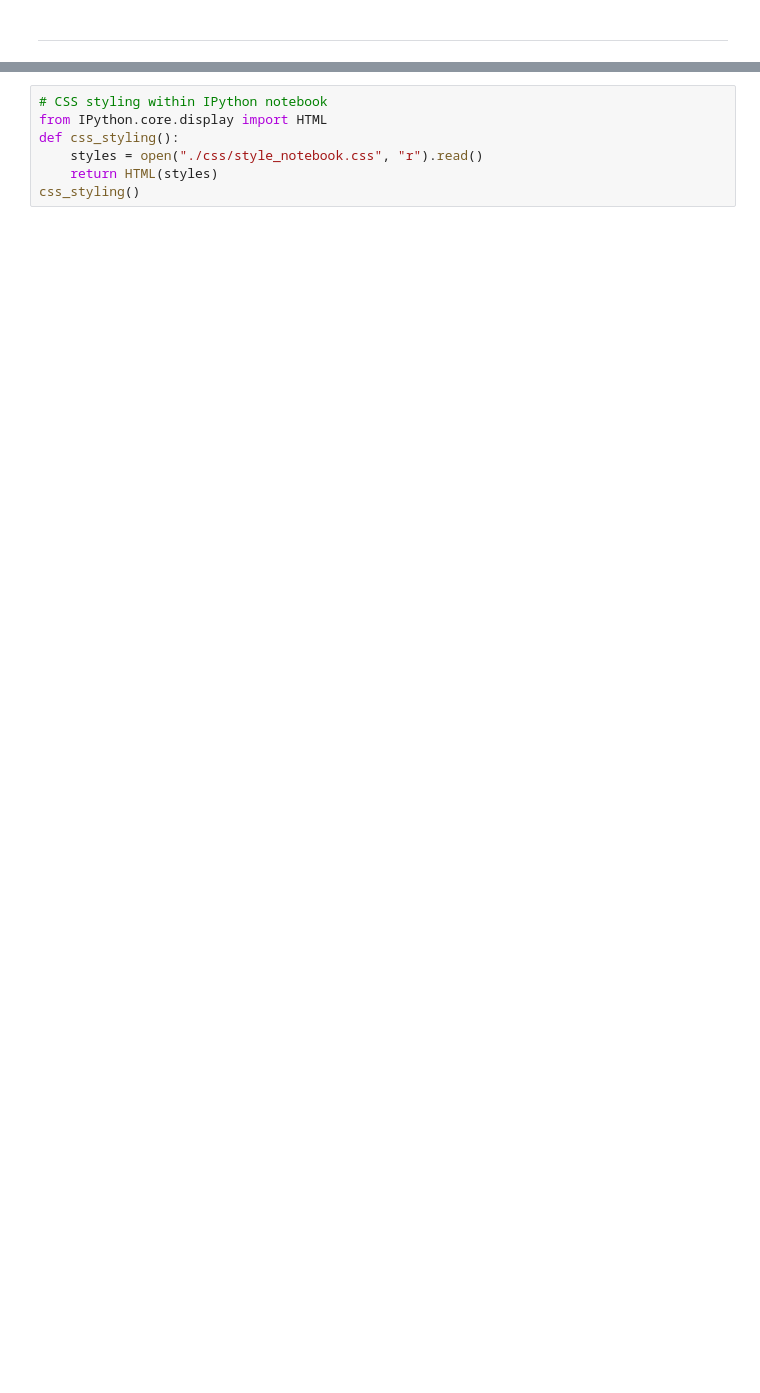
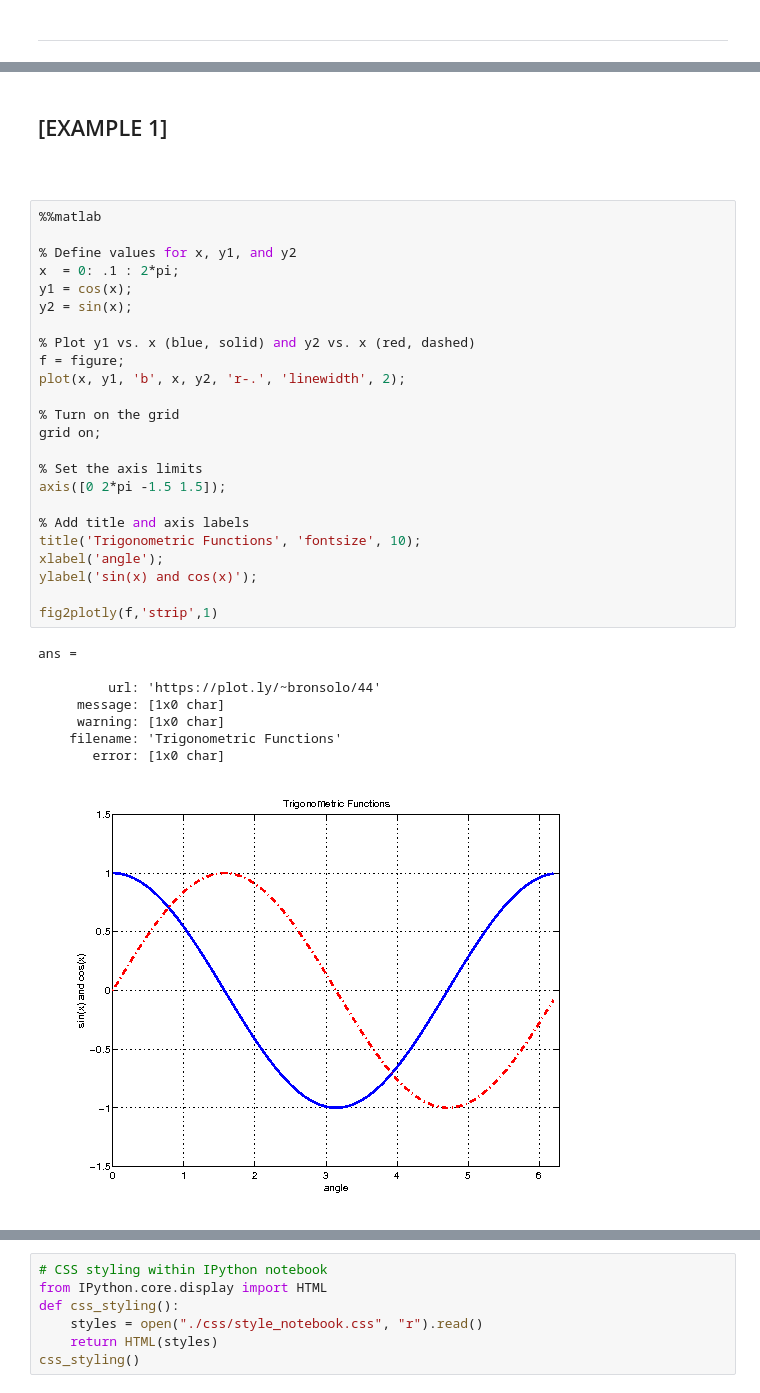
Before and after one commit to icopavan/MATLAB-User-Guide, a Jupyter notebook: 00_Scatter_&_Line_Plots.ipynb, the cells around one changed output, grey strips where cells are left out. Drawn from its saved outputs; the diff is of its cells as text; blank space fills up the shorter version.

Commit message:
- initial matlab gallery build

```diff
--- a/00_Scatter_&_Line_Plots.ipynb
+++ b/00_Scatter_&_Line_Plots.ipynb
@@ -336,0 +87,37 @@ show_plot('https://plot.ly/~bronsolo/41')
+# %% [markdown]
+<h2>[EXAMPLE 1]</h2>
+# %% [markdown]
+<br>
+# %%
+%%matlab
+
+% Define values for x, y1, and y2
+x  = 0: .1 : 2*pi;
+y1 = cos(x);
+y2 = sin(x);
+
+% Plot y1 vs. x (blue, solid) and y2 vs. x (red, dashed)
+f = figure;
+plot(x, y1, 'b', x, y2, 'r-.', 'linewidth', 2);
+
+% Turn on the grid
+grid on;
+
+% Set the axis limits
+axis([0 2*pi -1.5 1.5]);
+
+% Add title and axis labels
+title('Trigonometric Functions', 'fontsize', 10);
+xlabel('angle');
+ylabel('sin(x) and cos(x)');
+
+fig2plotly(f,'strip',1)
+# %% [output]
+ans =
+
+         url: 'https://plot.ly/~bronsolo/44'
+     message: [1x0 char]
+     warning: [1x0 char]
+    filename: 'Trigonometric Functions'
+       error: [1x0 char]
+[figure, added]
```
Also changed, not shown: parts of 99 cells of this notebook.
